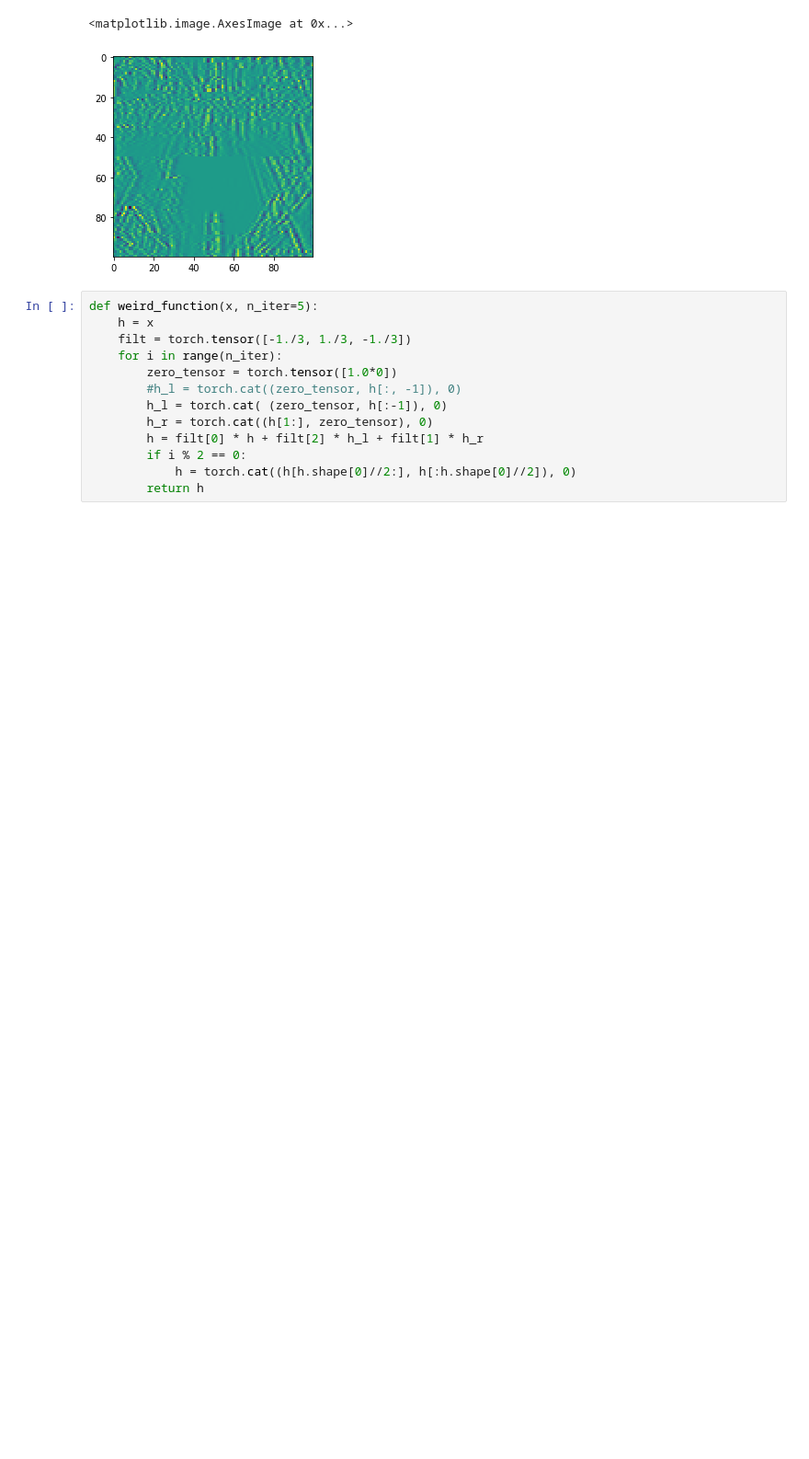
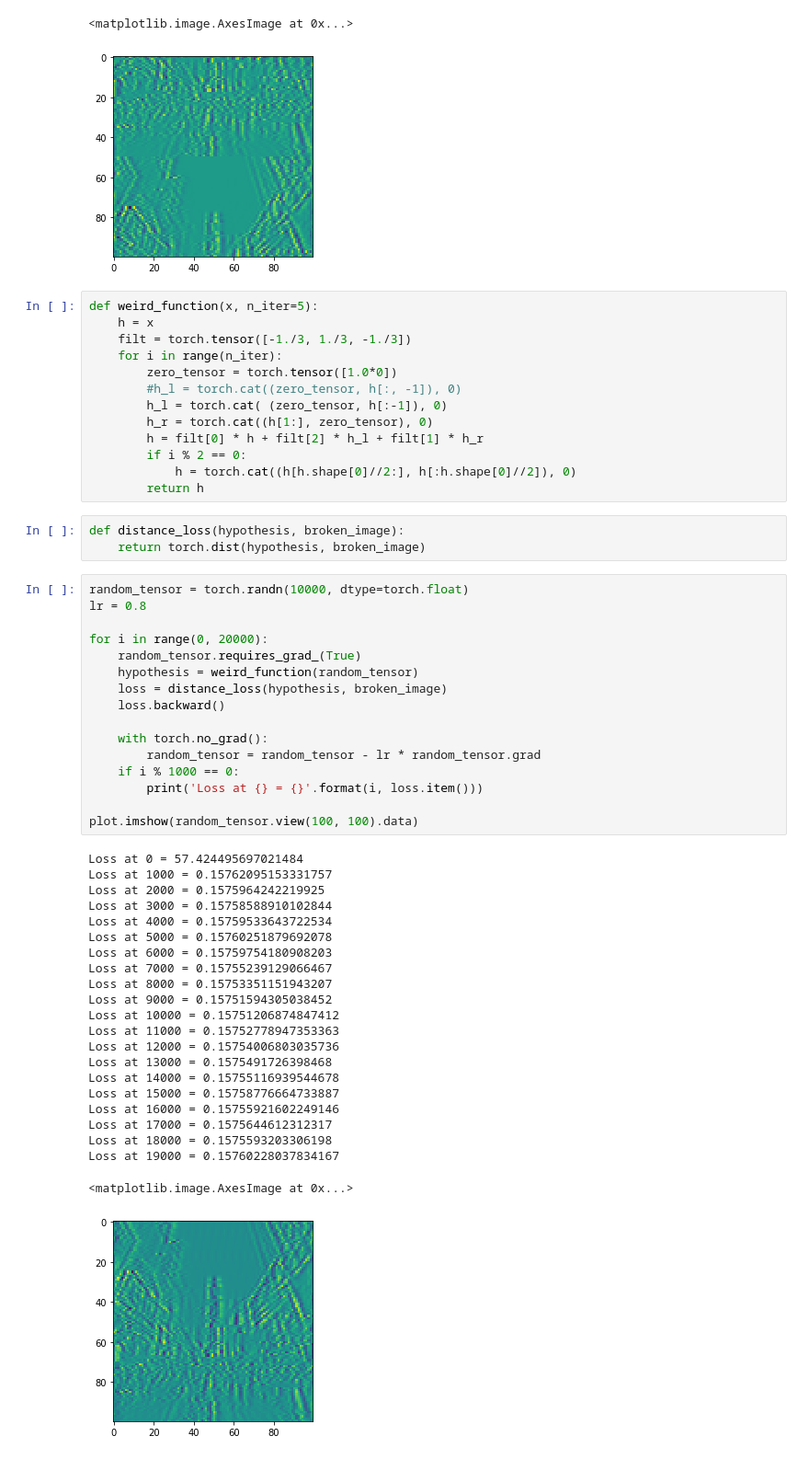
Before and after one commit to 94JuHo/study_for_deeplearning, a Jupyter notebook: pytorch_myself/image_recovery.ipynb, the cells around one changed output. Shown at 92% size. Cells and saved outputs as stored; diff of their text form; blank space fills up the shorter version.

```diff
--- a/pytorch_myself/image_recovery.ipynb
+++ b/pytorch_myself/image_recovery.ipynb
@@ -22,3 +22,45 @@ def weird_function(x, n_iter=5):
         if i % 2 == 0:
             h = torch.cat((h[h.shape[0]//2:], h[:h.shape[0]//2]), 0)
         return h
+# %%
+def distance_loss(hypothesis, broken_image):
+    return torch.dist(hypothesis, broken_image)
+# %%
+random_tensor = torch.randn(10000, dtype=torch.float)
+lr = 0.8
+
+for i in range(0, 20000):
+    random_tensor.requires_grad_(True)
+    hypothesis = weird_function(random_tensor)
+    loss = distance_loss(hypothesis, broken_image)
+    loss.backward()
+
+    with torch.no_grad():
+        random_tensor = random_tensor - lr * random_tensor.grad
+    if i % 1000 == 0:
+        print('Loss at {} = {}'.format(i, loss.item()))
+
+plot.imshow(random_tensor.view(100, 100).data)
+# %% [output]
+Loss at 0 = 57.424495697021484
+Loss at 1000 = 0.15762095153331757
+Loss at 2000 = 0.1575964242219925
+Loss at 3000 = 0.15758588910102844
+Loss at 4000 = 0.15759533643722534
+Loss at 5000 = 0.15760251879692078
+Loss at 6000 = 0.15759754180908203
+Loss at 7000 = 0.15755239129066467
+Loss at 8000 = 0.15753351151943207
+Loss at 9000 = 0.15751594305038452
+Loss at 10000 = 0.15751206874847412
+Loss at 11000 = 0.15752778947353363
+Loss at 12000 = 0.15754006803035736
+Loss at 13000 = 0.1575491726398468
+Loss at 14000 = 0.15755116939544678
+Loss at 15000 = 0.15758776664733887
+Loss at 16000 = 0.15755921602249146
+Loss at 17000 = 0.1575644612312317
+Loss at 18000 = 0.1575593203306198
+Loss at 19000 = 0.15760228037834167
+<matplotlib.image.AxesImage at 0x...>
+[figure, added]
```
Also changed, not shown: 2 other files.
